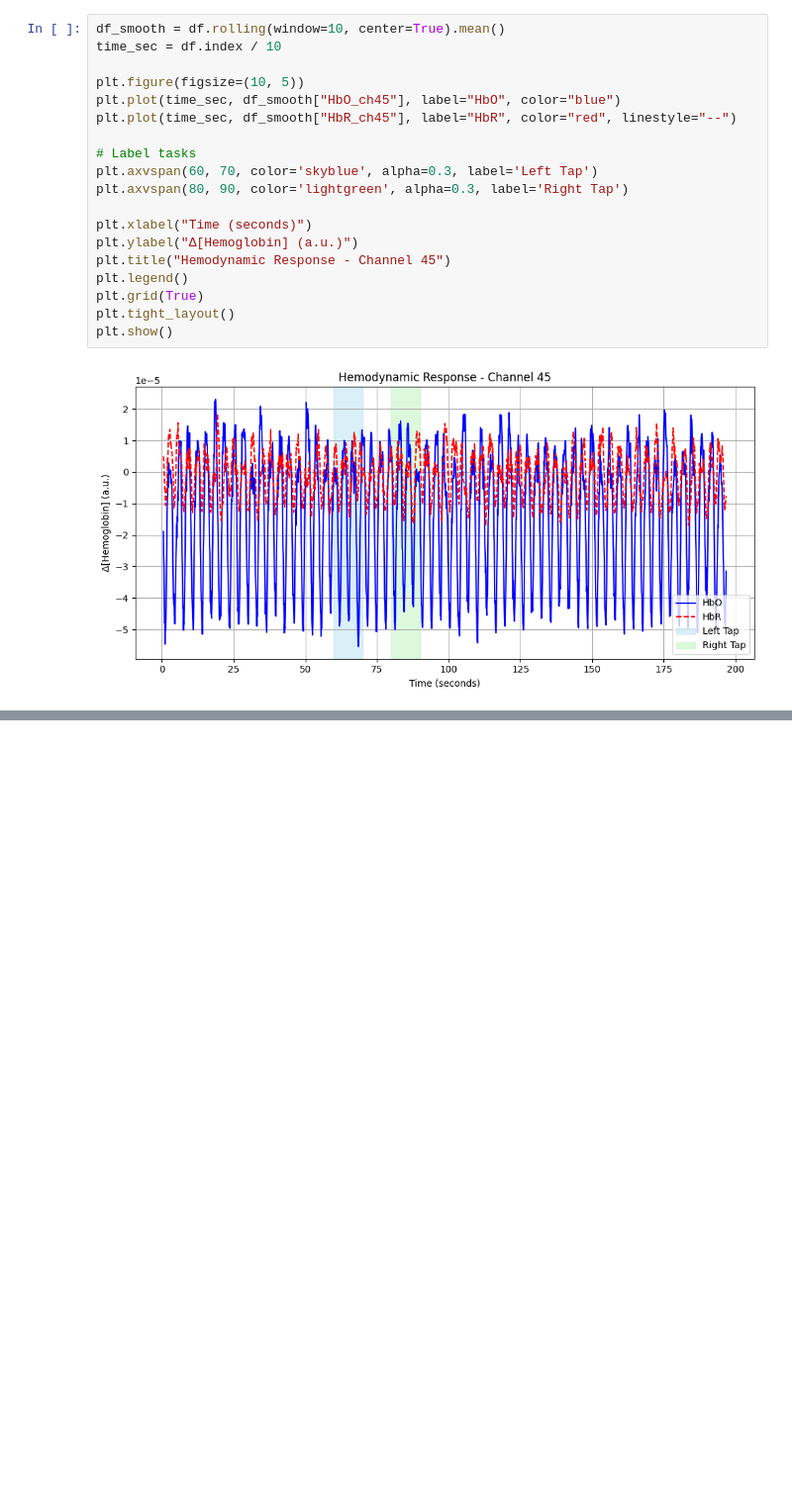
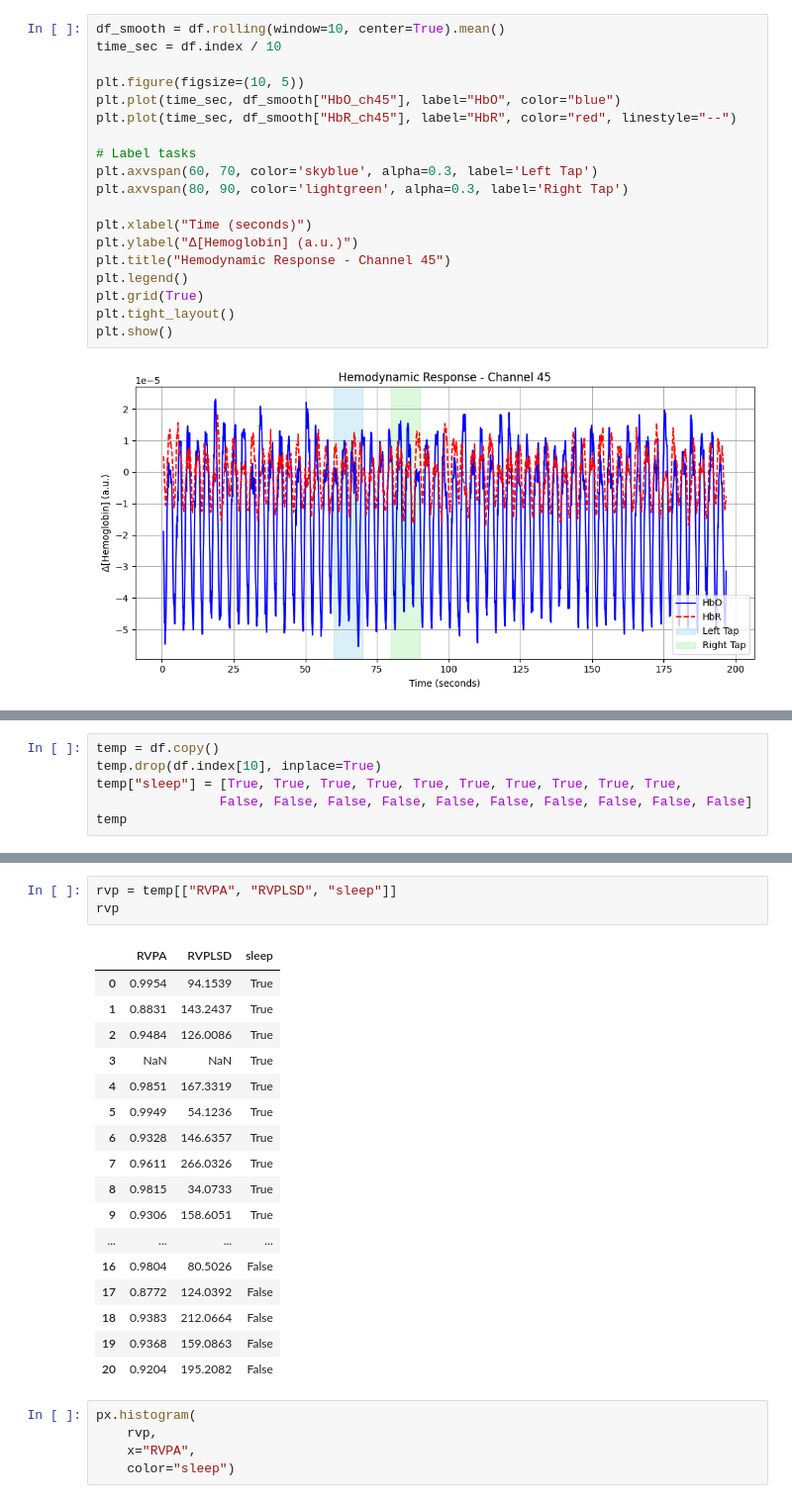
Before and after one commit to gracegmc/Sleepless-Minds, a Jupyter notebook: data/data_vis.ipynb, the cells around one changed output, grey strips where cells are left out. Shown at 99% size. Cells and saved outputs as stored; diff of their text form; blank space fills up the shorter version.

```diff
--- a/data/data_vis.ipynb
+++ b/data/data_vis.ipynb
@@ -265,0 +318,6 @@ plt.show()
+# %%
+temp = df.copy()
+temp.drop(df.index[10], inplace=True)
+temp["sleep"] = [True, True, True, True, True, True, True, True, True, True,
+                False, False, False, False, False, False, False, False, False, False]
+temp
@@ -265,0 +343,26 @@ plt.show()
+# %%
+rvp = temp[["RVPA", "RVPLSD", "sleep"]]
+rvp
+# %% [output]
+|  | RVPA | RVPLSD | sleep |
+| 0 | 0.9954 | 94.1539 | True |
+| 1 | 0.8831 | 143.2437 | True |
+| 2 | 0.9484 | 126.0086 | True |
+| 3 | NaN | NaN | True |
+| 4 | 0.9851 | 167.3319 | True |
+| 5 | 0.9949 | 54.1236 | True |
+| 6 | 0.9328 | 146.6357 | True |
+| 7 | 0.9611 | 266.0326 | True |
+| 8 | 0.9815 | 34.0733 | True |
+| 9 | 0.9306 | 158.6051 | True |
+| ... | ... | ... | ... |
+| 16 | 0.9804 | 80.5026 | False |
+| 17 | 0.8772 | 124.0392 | False |
+| 18 | 0.9383 | 212.0664 | False |
+| 19 | 0.9368 | 159.0863 | False |
+| 20 | 0.9204 | 195.2082 | False |
+# %%
+px.histogram(
+    rvp,
+    x="RVPA",
+    color="sleep")
```
Also changed, not shown: parts of 14 cells of this notebook, 1 other file.
